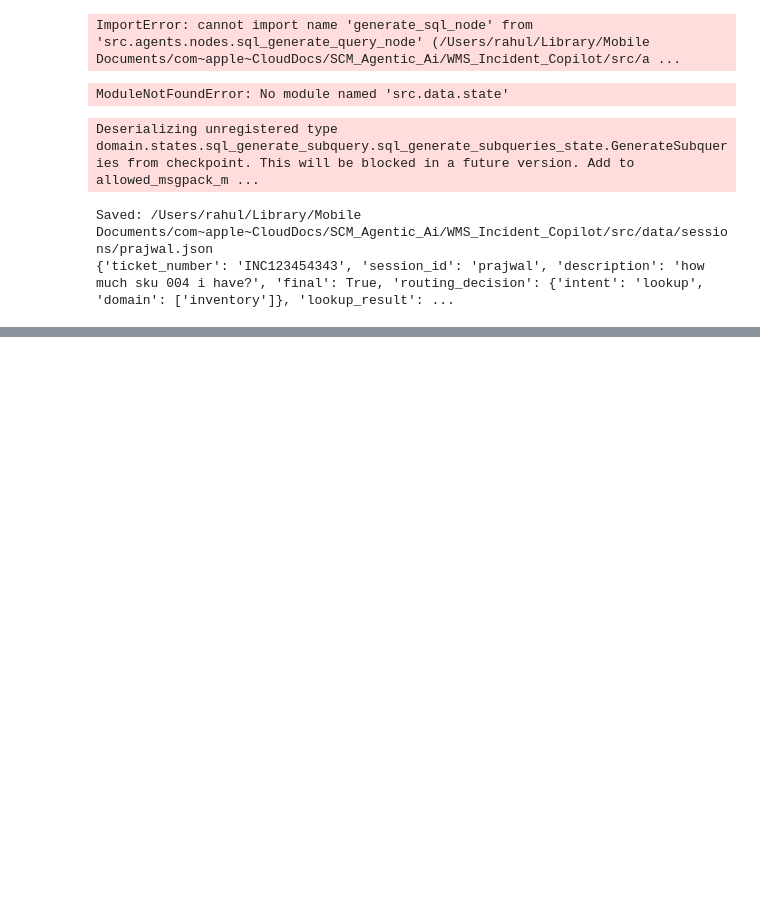
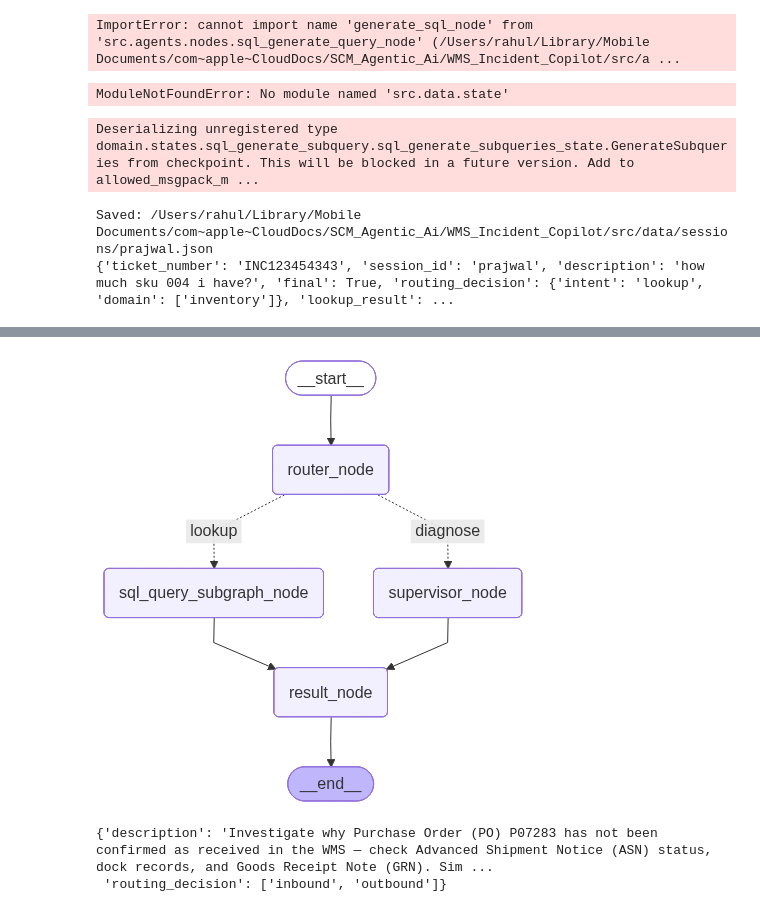
Before and after one commit to rahul22061999/wms_incident_copilot, a Jupyter notebook: src/test.ipynb, the cells around one changed output, grey strips where cells are left out. Cells and saved outputs as stored; diff of their text form; code cells hidden in the pictures; blank space fills up the shorter version.

```diff
--- a/src/test.ipynb
+++ b/src/test.ipynb
@@ -492,0 +550,55 @@ IndexError: list index out of range
+# %%
+from functools import lru_cache
+from langgraph.graph import StateGraph, START, END
+from langgraph.checkpoint.memory import InMemorySaver
+
+from domain.states.supervisor.diagnose_graph_state import WMState
+from agents.nodes.query_enrich_node import router_node
+from agents.edges.router_intent_edge import router_intent_edge
+from agents.nodes.supervisor_node import WarehouseSupervisorNode
+from agents.nodes.result_node import result_node
+from agents.nodes.sql_lookup_subgraph_node import sql_query_subgraph_node
+from IPython.display import display, Image
+
+supervisor_node = WarehouseSupervisorNode()
+@lru_cache(maxsize=1)
+def _application_graph():
+    builder = StateGraph(WMState)
+
+    builder.add_node("router_node", router_node)
+    builder.add_node("sql_query_subgraph_node", sql_query_subgraph_node)
+    builder.add_node("supervisor_node", supervisor_node)
+    builder.add_node("result_node", result_node)
+
+    builder.add_edge(START, "router_node")
+
+    builder.add_conditional_edges(
+        "router_node",
+        router_intent_edge,
+        {
+            "lookup": "sql_query_subgraph_node",
+            "diagnose": "supervisor_node",
+        },
+    )
+
+    builder.add_edge("sql_query_subgraph_node", "result_node")
+    builder.add_edge("supervisor_node", "result_node")
+    builder.add_edge("result_node", END)
+
+    return builder
+
+checkpointer = InMemorySaver()
+graph = _application_graph().compile(checkpointer)
+display(Image(graph.get_graph().draw_mermaid_png()))
+# %% [output]
+[figure, added]
+# %%
+from agents.nodes.query_enrich_node import query_enrich_node
+from domain.states.supervisor.diagnose_graph_state import WMState
+query_enrich_node(
+    WMState(description="Why is P07283 not received and sku004 npt picked", session_id="example", ticket_number="INC",
+                   user_id="rahul")
+)
+# %% [output]
+{'description': 'Investigate why Purchase Order (PO) P07283 has not been confirmed as received in the WMS — check Advanced Shipment Notice (ASN) status, dock records, and Goods Receipt Note (GRN). Sim ...
+ 'routing_decision': ['inbound', 'outbound']}
```
Also changed, not shown: parts of 10 cells of this notebook, 40 other files.
